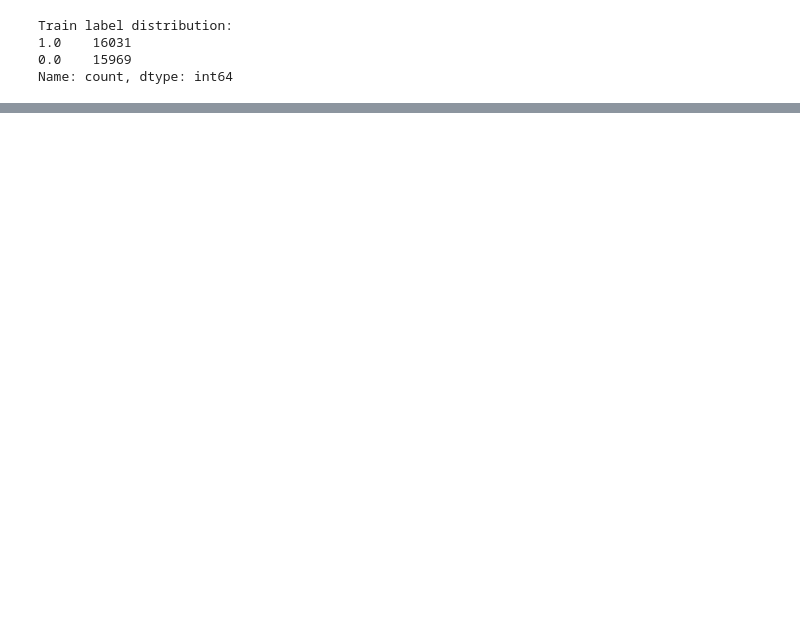
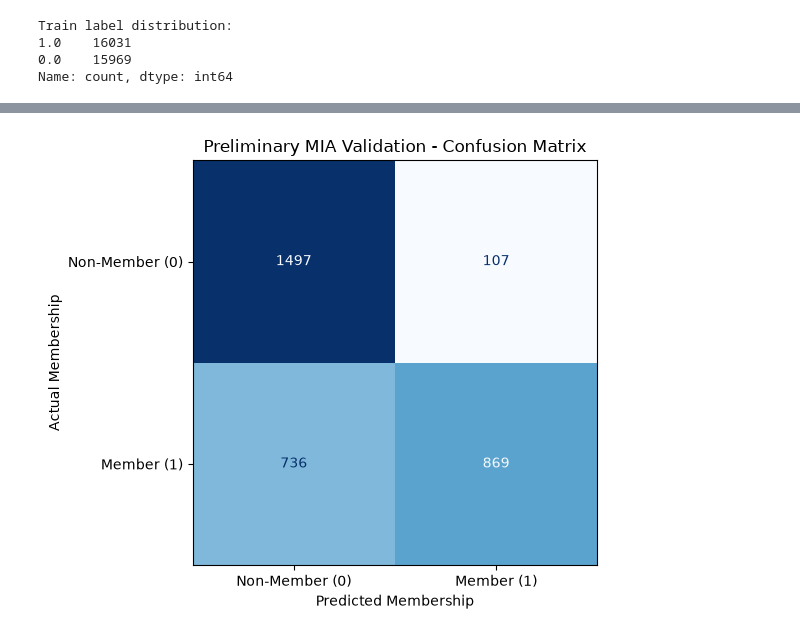
Before and after one commit to benward05/PACE---GROUP-58-LINKAGE-MODELS, a Jupyter notebook: SNN Final end to end (1).ipynb, the cells around one changed output, grey strips where cells are left out. Cells and saved outputs as stored; diff of their text form; code cells hidden in the pictures; blank space fills up the shorter version.

```diff
--- a/SNN Final end to end (1).ipynb
+++ b/SNN Final end to end (1).ipynb
@@ -877,0 +1003,39 @@ Confusion matrix:
+# %%
+
+# D4 - Updated Preliminary Attack Confusion Matrix
+# Uses the same predictions as the current ROC curve
+
+import numpy as np
+import matplotlib.pyplot as plt
+from sklearn.metrics import ConfusionMatrixDisplay
+
+actual = np.asarray(y_val).ravel()
+scores = np.asarray(y_val_prob).ravel()
+predicted = (scores >= 0.5).astype(int)
+
+fig, ax = plt.subplots(figsize=(7, 5))
+
+ConfusionMatrixDisplay.from_predictions(
+    actual,
+    predicted,
+    display_labels=["Non-Member (0)", "Member (1)"],
+    cmap="Blues",
+    values_format="d",
+    colorbar=False,
+    ax=ax
+)
+
+plt.title("Preliminary MIA Validation - Confusion Matrix")
+plt.xlabel("Predicted Membership")
+plt.ylabel("Actual Membership")
+plt.tight_layout()
+
+plt.savefig(
+    "D4_Preliminary_MIA_Confusion_Matrix.png",
+    dpi=300,
+    bbox_inches="tight"
+)
+
+plt.show()
+# %% [output]
+[figure, added]
```
Also changed, not shown: parts of 20 cells of this notebook, 16 other files.
